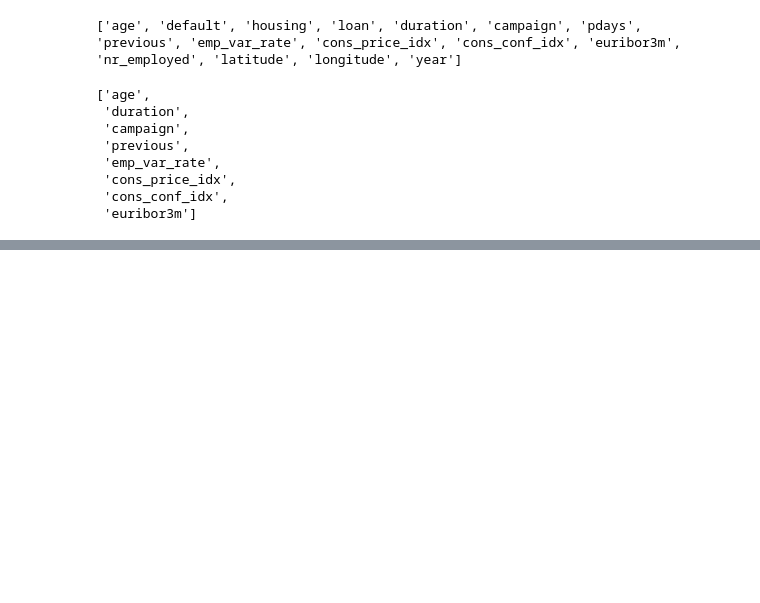
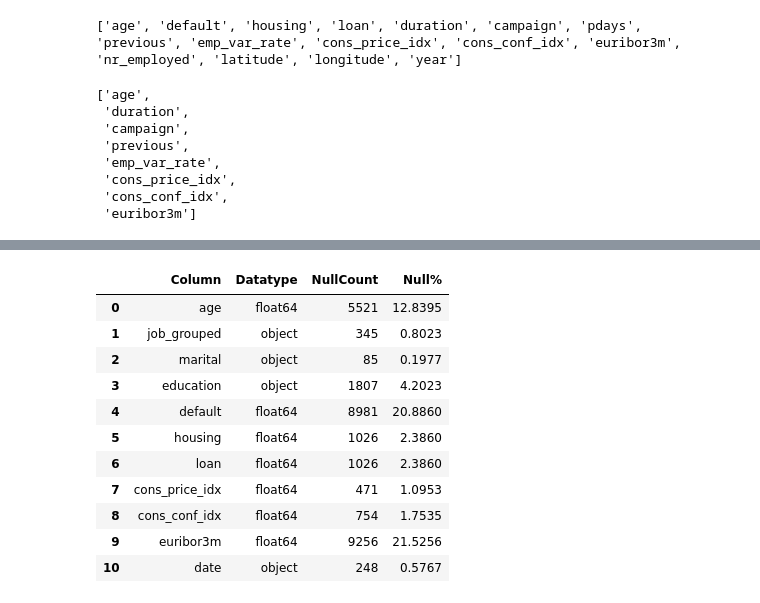
Before and after one commit to danielamichellod/analisis_marketing, a Jupyter notebook: Jupyters_notebook/columnas_numericas_bank.ipynb, the cells around one changed output, grey strips where cells are left out. Saved outputs shown, nothing was run; the diff lists cells and outputs as text; code cells hidden in the pictures; blank space fills up the shorter version.

```diff
--- a/Jupyters_notebook/columnas_numericas_bank.ipynb
+++ b/Jupyters_notebook/columnas_numericas_bank.ipynb
@@ -114,0 +119,3 @@ plt.show()
+# %%
+df['age'] = df['age'].apply(lambda x : np.nan if x > 70 else x)
+df['cons_conf_idx'] = df['cons_conf_idx'].apply(lambda x : np.nan if x > -30 else x)
@@ -114,0 +166,15 @@ plt.show()
+# %%
+col_high_umbral, col_low_umbral = snn.calcular_solo_col_nuls(df)
+# %% [output]
+|  | Column | Datatype | NullCount | Null% |
+| 0 | age | float64 | 5521 | 12.8395 |
+| 1 | job_grouped | object | 345 | 0.8023 |
+| 2 | marital | object | 85 | 0.1977 |
+| 3 | education | object | 1807 | 4.2023 |
+| 4 | default | float64 | 8981 | 20.8860 |
+| 5 | housing | float64 | 1026 | 2.3860 |
+| 6 | loan | float64 | 1026 | 2.3860 |
+| 7 | cons_price_idx | float64 | 471 | 1.0953 |
+| 8 | cons_conf_idx | float64 | 754 | 1.7535 |
+| 9 | euribor3m | float64 | 9256 | 21.5256 |
+| 10 | date | object | 248 | 0.5767 |
```
Also changed, not shown: parts of 13 cells of this notebook, 3 other files.
